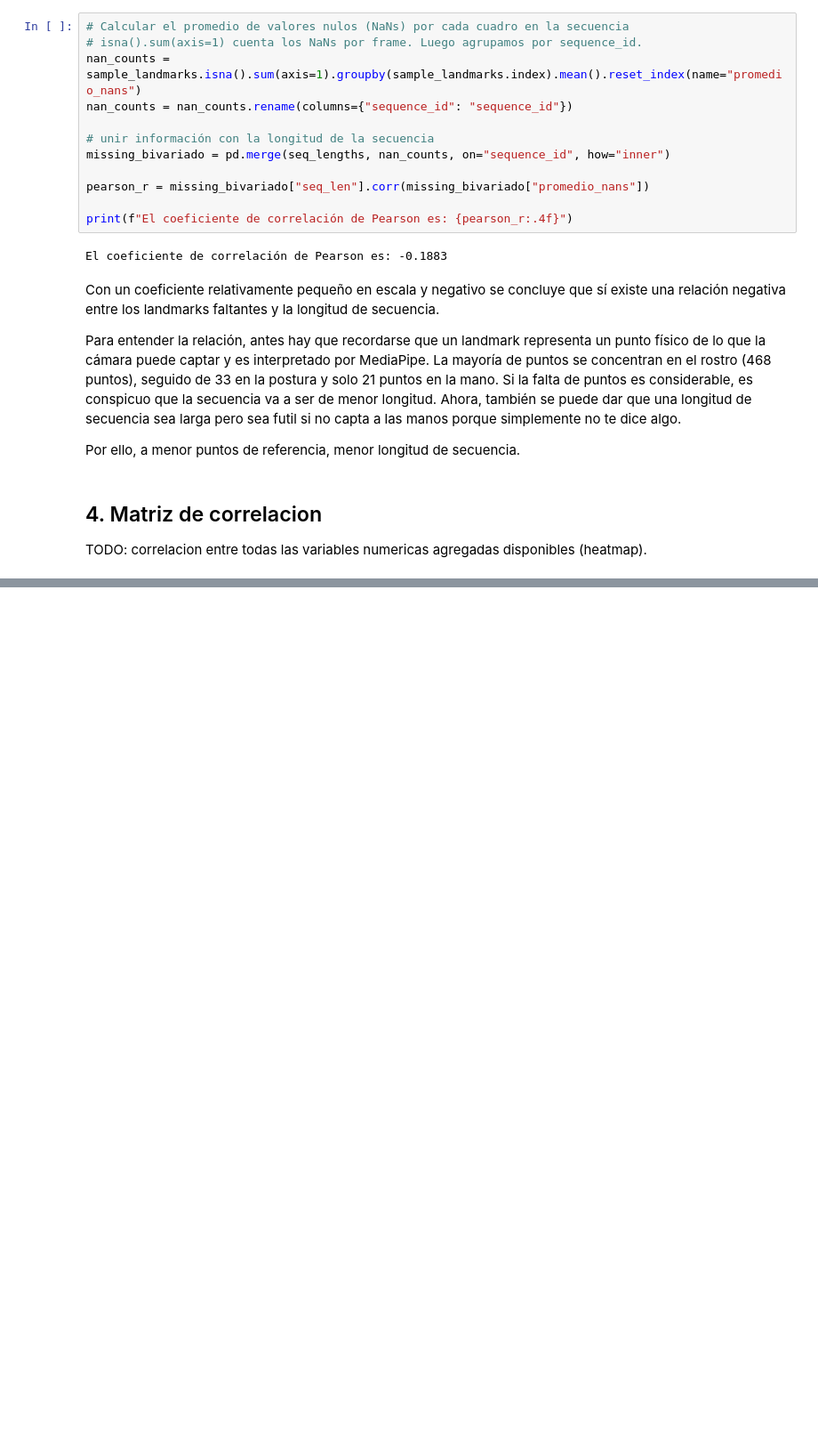
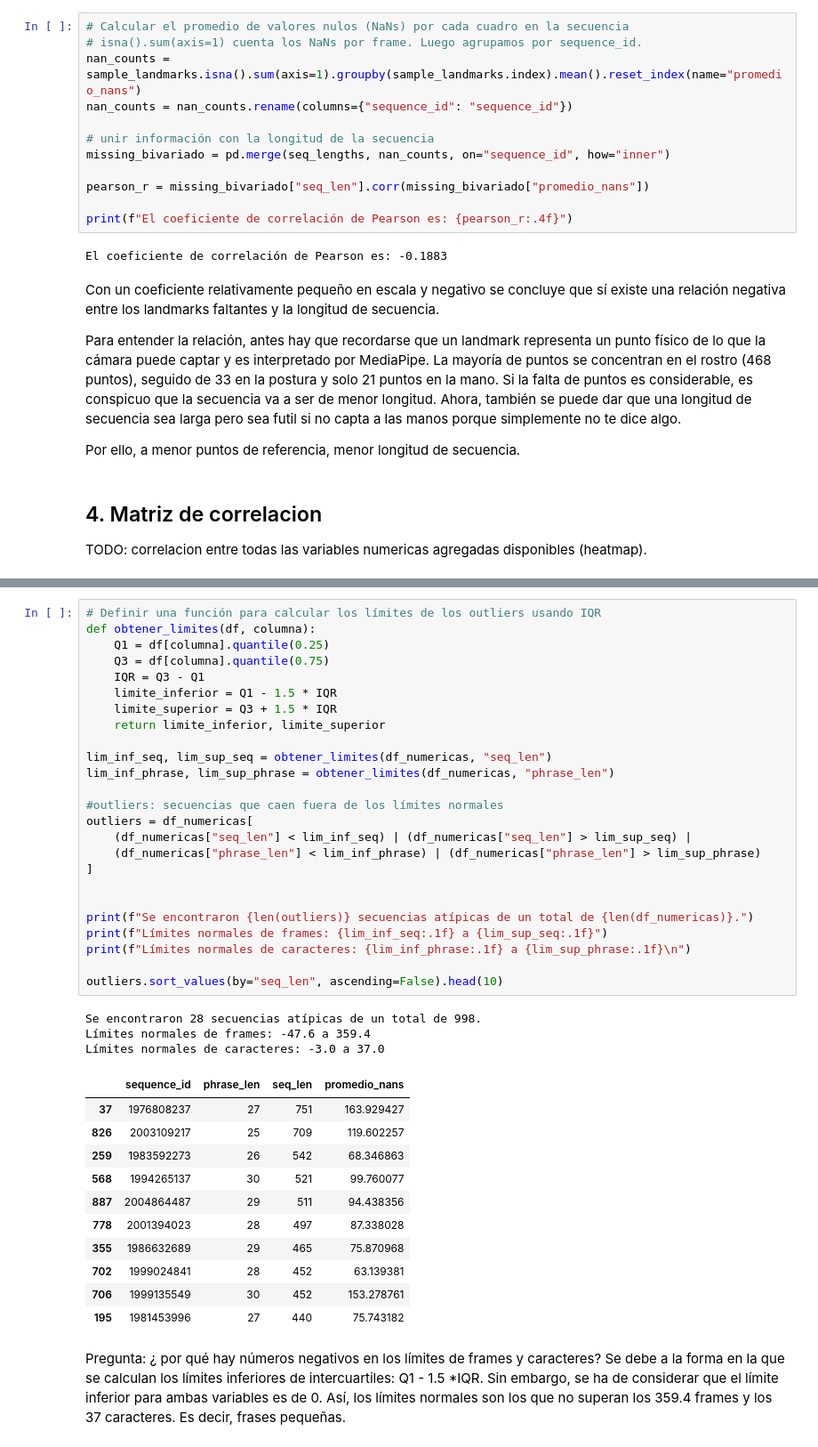
Before and after one commit to DufreyM/CC3084-Proyecto2, a Jupyter notebook: notebooks/04_analisis_bivariado.ipynb, the cells around one changed output, grey strips where cells are left out. Shown at 89% size. Drawn from its saved outputs; the diff is of its cells as text; blank space fills up the shorter version.

```diff
--- a/notebooks/04_analisis_bivariado.ipynb
+++ b/notebooks/04_analisis_bivariado.ipynb
@@ -197,0 +223,44 @@ TODO
+# %%
+# Definir una función para calcular los límites de los outliers usando IQR
+def obtener_limites(df, columna):
+    Q1 = df[columna].quantile(0.25)
+    Q3 = df[columna].quantile(0.75)
+    IQR = Q3 - Q1
+    limite_inferior = Q1 - 1.5 * IQR
+    limite_superior = Q3 + 1.5 * IQR
+    return limite_inferior, limite_superior
+
+lim_inf_seq, lim_sup_seq = obtener_limites(df_numericas, "seq_len")
+lim_inf_phrase, lim_sup_phrase = obtener_limites(df_numericas, "phrase_len")
+
+#outliers: secuencias que caen fuera de los límites normales
+outliers = df_numericas[
+    (df_numericas["seq_len"] < lim_inf_seq) | (df_numericas["seq_len"] > lim_sup_seq) |
+    (df_numericas["phrase_len"] < lim_inf_phrase) | (df_numericas["phrase_len"] > lim_sup_phrase)
+]
+
+
+print(f"Se encontraron {len(outliers)} secuencias atípicas de un total de {len(df_numericas)}.")
+print(f"Límites normales de frames: {lim_inf_seq:.1f} a {lim_sup_seq:.1f}")
+print(f"Límites normales de caracteres: {lim_inf_phrase:.1f} a {lim_sup_phrase:.1f}\n")
+
+outliers.sort_values(by="seq_len", ascending=False).head(10)
+# %% [output]
+Se encontraron 28 secuencias atípicas de un total de 998.
+Límites normales de frames: -47.6 a 359.4
+Límites normales de caracteres: -3.0 a 37.0
+|  | sequence_id | phrase_len | seq_len | promedio_nans |
+| 37 | 1976808237 | 27 | 751 | 163.929427 |
+| 826 | 2003109217 | 25 | 709 | 119.602257 |
+| 259 | 1983592273 | 26 | 542 | 68.346863 |
+| 568 | 1994265137 | 30 | 521 | 99.760077 |
+| 887 | 2004864487 | 29 | 511 | 94.438356 |
+| 778 | 2001394023 | 28 | 497 | 87.338028 |
+| 355 | 1986632689 | 29 | 465 | 75.870968 |
+| 702 | 1999024841 | 28 | 452 | 63.139381 |
+| 706 | 1999135549 | 30 | 452 | 153.278761 |
+| 195 | 1981453996 | 27 | 440 | 75.743182 |
+# %% [markdown]
+Pregunta: ¿ por qué hay números negativos en los límites de frames y caracteres?
+Se debe a la forma en la que se calculan los límites inferiores de intercuartiles: Q1 - 1.5 *IQR.
+Sin embargo, se ha de considerar que el límite inferior para ambas variables es de 0. Así, los límites normales son los que no superan los 359.4 frames y los 37 caracteres. Es decir, frases pequeñas.
```
Also changed, not shown: parts of 5 cells of this notebook, 1 other file.
